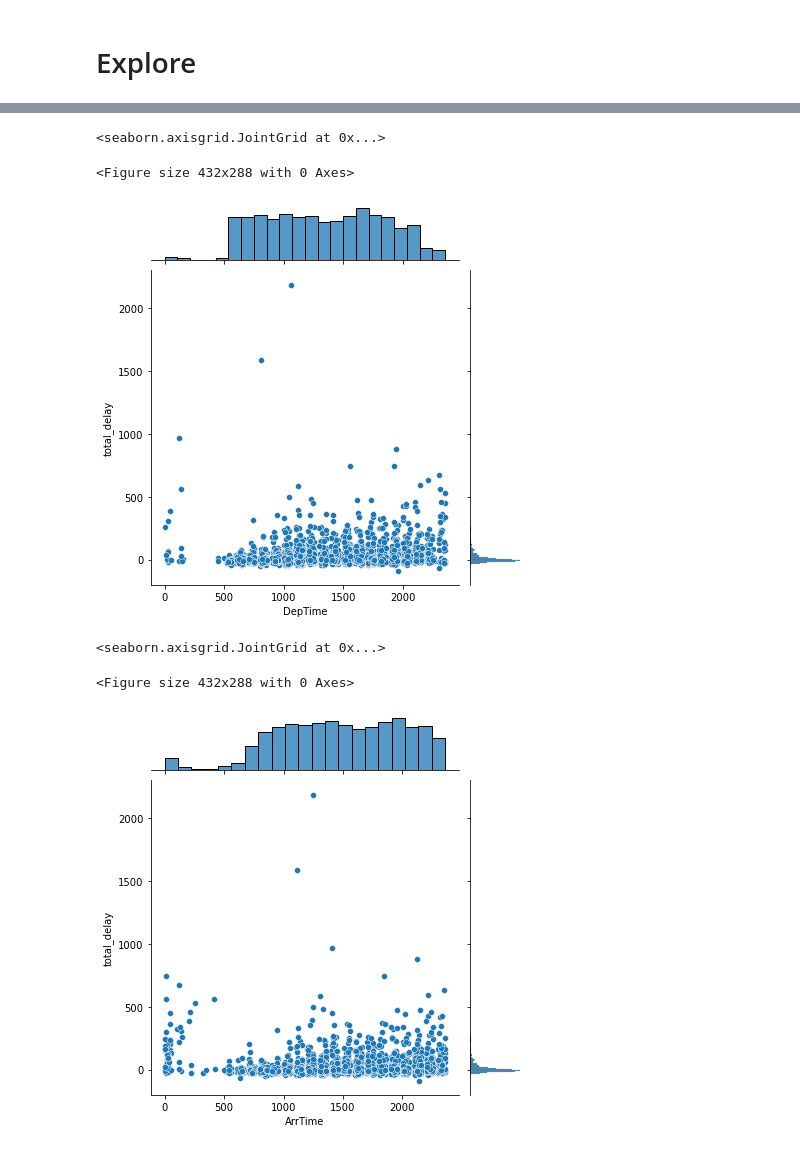
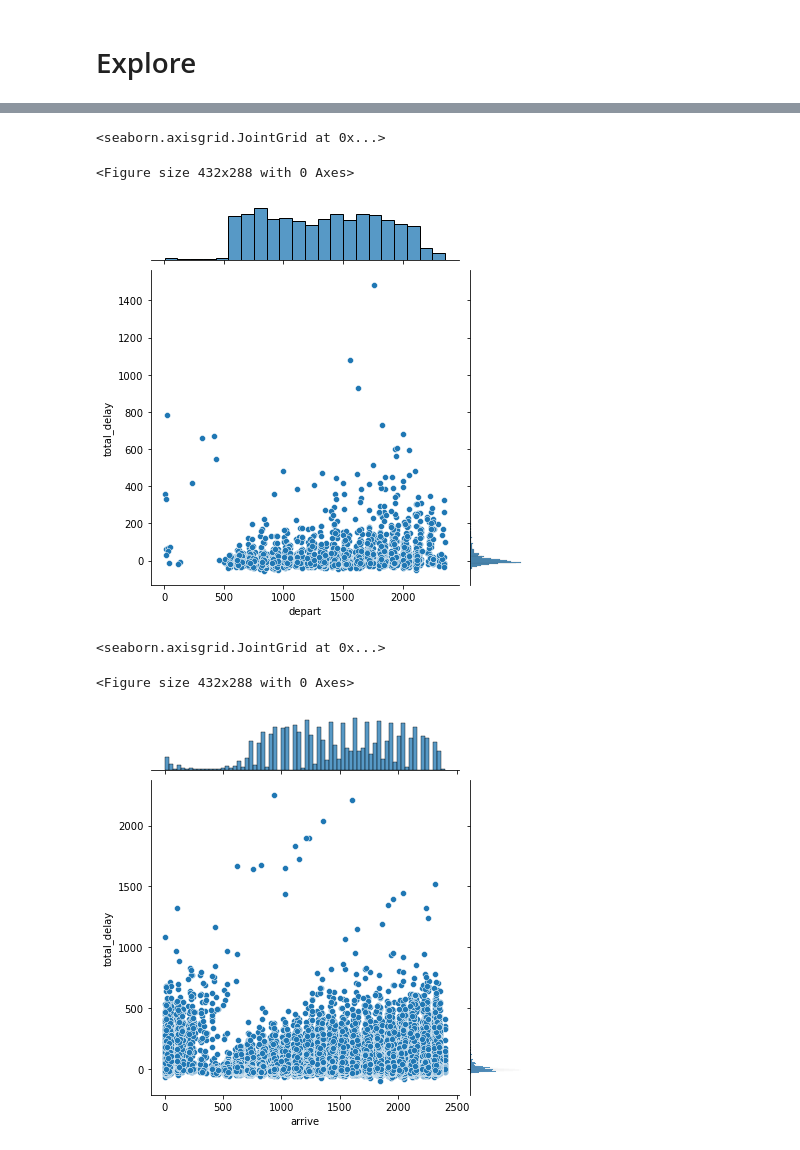
Before and after one commit to SchneemannDavid/Personal_Capstone_Project, a Jupyter notebook: working_notebook.ipynb, the cells around one changed output, grey strips where cells are left out. Drawn from its saved outputs; the diff is of its cells as text; code cells hidden in the pictures.

```diff
--- a/working_notebook.ipynb
+++ b/working_notebook.ipynb
@@ -132 +136,3 @@ dtypes: int64(25), object(4), uint8(39)
 memory usage: 1.9+ GB
+# %%
+df['total_time_diff'] = df['total_time'] - df['scheduled_total_time']
@@ -151,18 +196,18 @@ memory usage: 1.9+ GB
 df_sample = df.sample(3000)
 # %%
 plt.figure()
-sns.jointplot(x='DepTime', y='total_delay', data=df_sample, kind='scatter')
+sns.jointplot(x='depart', y='total_delay', data=df_sample, kind='scatter')
 # %% [output]
 <seaborn.axisgrid.JointGrid at 0x...>
 <Figure size 432x288 with 0 Axes>
-[figure, old version]
+[figure, new version]
 # %%
 plt.figure()
-sns.jointplot(x='ArrTime', y='total_delay', data=df_sample, kind='scatter')
+sns.jointplot(x='arrive', y='total_delay', data=df.sample(100000), kind='scatter')
 # %% [output]
 <seaborn.axisgrid.JointGrid at 0x...>
 <Figure size 432x288 with 0 Axes>
-[figure, old version]
+[figure, new version]
 # %%
 plt.figure()
 sns.jointplot(x='Distance', y='total_delay', data=df_sample, kind='scatter')
```
Also changed, not shown: parts of 48 cells of this notebook, 3 other files.
